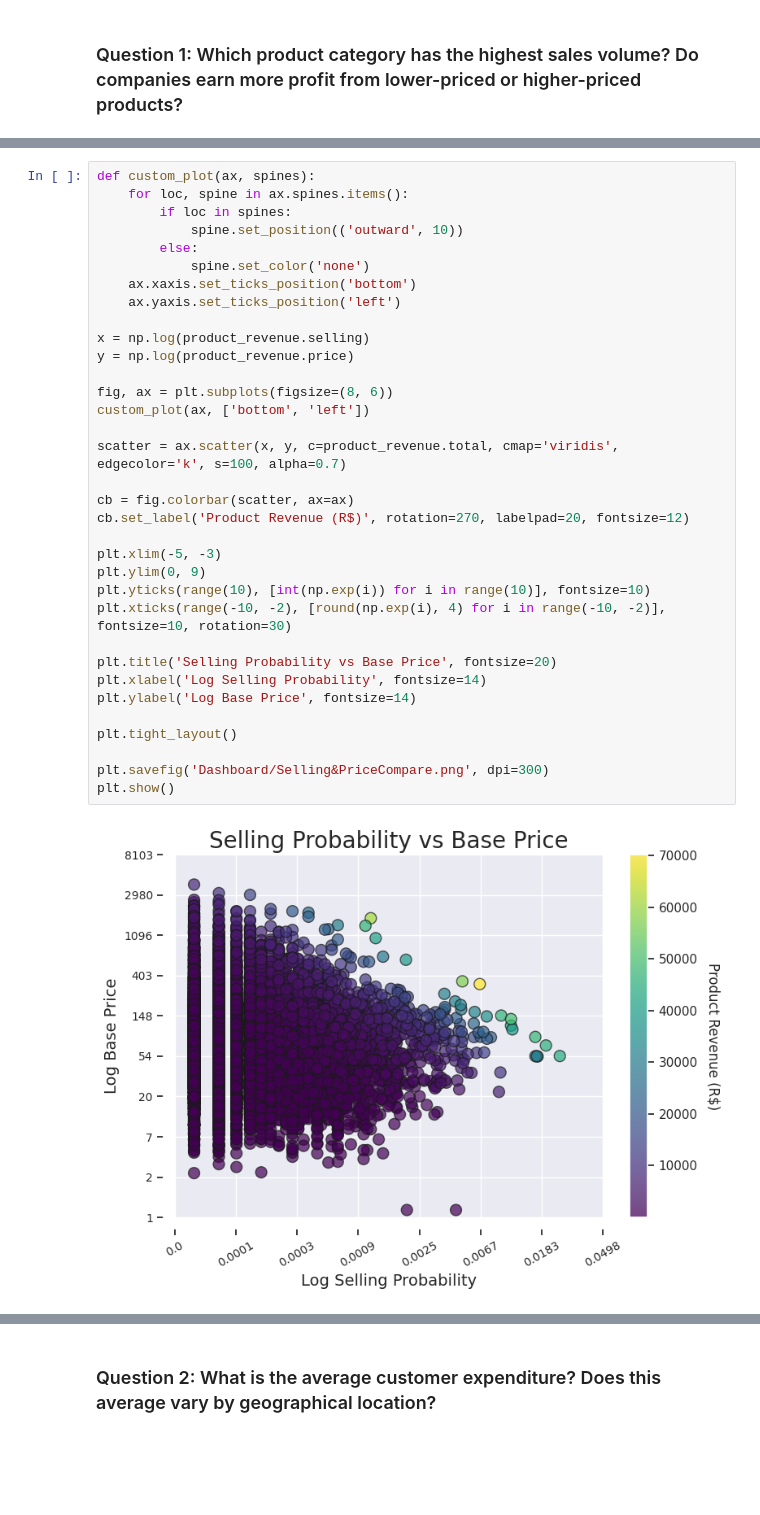
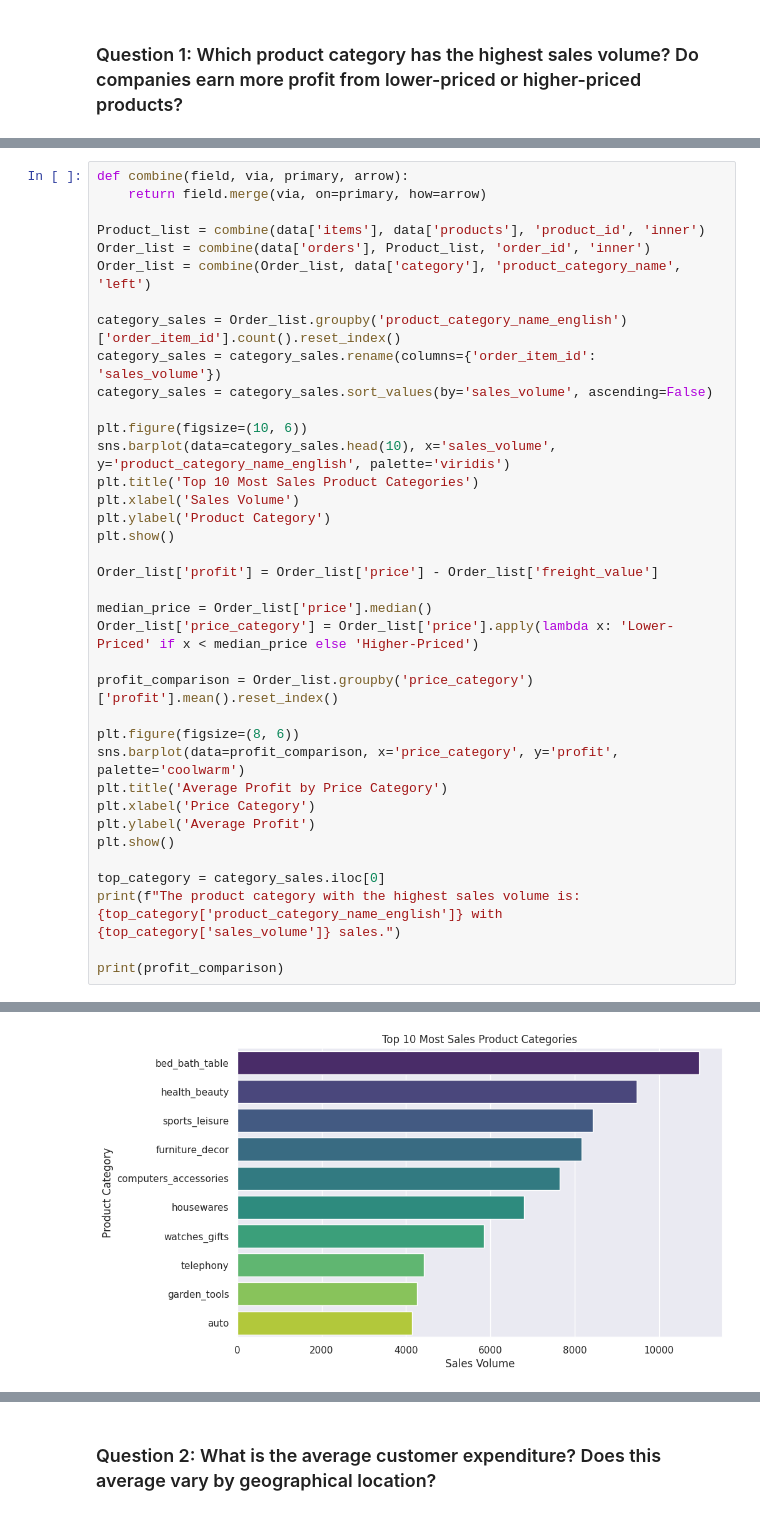
Before and after one commit to Naived/Fp-Dicoding, a Jupyter notebook: Proyek_Analisis_Data_E_Commerce_Public_Dataset.ipynb, the cells around one changed output, grey strips where cells are left out. Saved outputs shown, nothing was run; the diff lists cells and outputs as text; blank space fills up the shorter version.

```diff
--- a/Proyek_Analisis_Data_E_Commerce_Public_Dataset.ipynb
+++ b/Proyek_Analisis_Data_E_Commerce_Public_Dataset.ipynb
@@ -839,36 +812,38 @@ product_revenue.sort_values(by='total', ascending=False)
-# %%
-def custom_plot(ax, spines):
-    for loc, spine in ax.spines.items():
-        if loc in spines:
-            spine.set_position(('outward', 10))
-        else:
-            spine.set_color('none')
-    ax.xaxis.set_ticks_position('bottom')
-    ax.yaxis.set_ticks_position('left')
-
-x = np.log(product_revenue.selling)
-y = np.log(product_revenue.price)
-
-fig, ax = plt.subplots(figsize=(8, 6))
-custom_plot(ax, ['bottom', 'left'])
-
-scatter = ax.scatter(x, y, c=product_revenue.total, cmap='viridis', edgecolor='k', s=100, alpha=0.7)
-
-cb = fig.colorbar(scatter, ax=ax)
-cb.set_label('Product Revenue (R$)', rotation=270, labelpad=20, fontsize=12)
-
-plt.xlim(-5, -3)
-plt.ylim(0, 9)
-plt.yticks(range(10), [int(np.exp(i)) for i in range(10)], fontsize=10)
-plt.xticks(range(-10, -2), [round(np.exp(i), 4) for i in range(-10, -2)], fontsize=10, rotation=30)
-
-plt.title('Selling Probability vs Base Price', fontsize=20)
-plt.xlabel('Log Selling Probability', fontsize=14)
-plt.ylabel('Log Base Price', fontsize=14)
-
-plt.tight_layout()
-
-plt.savefig('Dashboard/Selling&PriceCompare.png', dpi=300)
-plt.show()
-# %% [output]
-[figure, removed]
+# %%
+def combine(field, via, primary, arrow):
+    return field.merge(via, on=primary, how=arrow)
+
+Product_list = combine(data['items'], data['products'], 'product_id', 'inner')
+Order_list = combine(data['orders'], Product_list, 'order_id', 'inner')
+Order_list = combine(Order_list, data['category'], 'product_category_name', 'left')
+
+category_sales = Order_list.groupby('product_category_name_english')['order_item_id'].count().reset_index()
+category_sales = category_sales.rename(columns={'order_item_id': 'sales_volume'})
+category_sales = category_sales.sort_values(by='sales_volume', ascending=False)
+
+plt.figure(figsize=(10, 6))
+sns.barplot(data=category_sales.head(10), x='sales_volume', y='product_category_name_english', palette='viridis')
+plt.title('Top 10 Most Sales Product Categories')
+plt.xlabel('Sales Volume')
+plt.ylabel('Product Category')
+plt.show()
+
+Order_list['profit'] = Order_list['price'] - Order_list['freight_value']
+
+median_price = Order_list['price'].median()
+Order_list['price_category'] = Order_list['price'].apply(lambda x: 'Lower-Priced' if x < median_price else 'Higher-Priced')
+
+profit_comparison = Order_list.groupby('price_category')['profit'].mean().reset_index()
+
+plt.figure(figsize=(8, 6))
+sns.barplot(data=profit_comparison, x='price_category', y='profit', palette='coolwarm')
+plt.title('Average Profit by Price Category')
+plt.xlabel('Price Category')
+plt.ylabel('Average Profit')
+plt.show()
+
+top_category = category_sales.iloc[0]
+print(f"The product category with the highest sales volume is: {top_category['product_category_name_english']} with {top_category['sales_volume']} sales.")
+
+print(profit_comparison)
+# %% [output]
@@ -874,0 +853 @@ plt.show()
+[figure, added]
```
Also changed, not shown: parts of 10 cells of this notebook, 1 other file.
